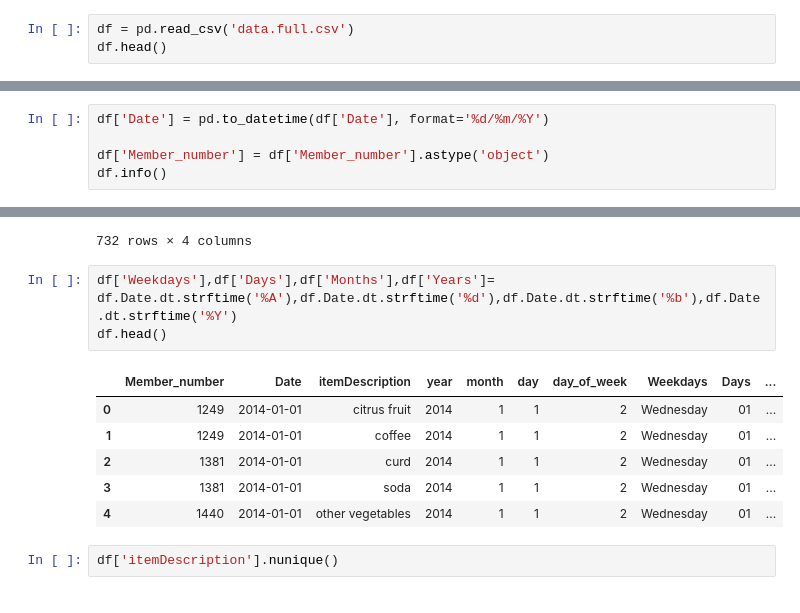
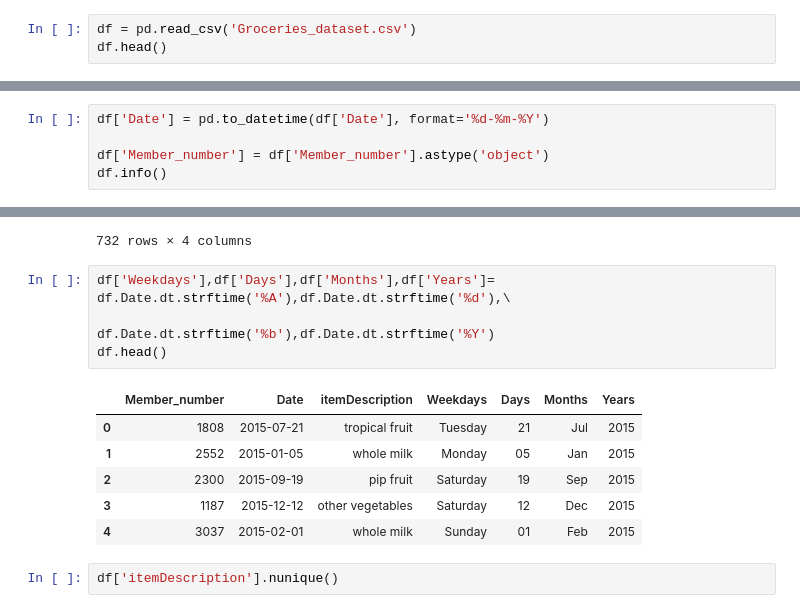
Before and after one commit to HieuPham-origin/fpgrowth, a Jupyter notebook: preprocessing.ipynb, the cells around one changed output, grey strips where cells are left out. Drawn from its saved outputs; the diff is of its cells as text.

```diff
--- a/preprocessing.ipynb
+++ b/preprocessing.ipynb
@@ -33,6 +33,6 @@ Requirement already satisfied: tzdata>=2022.7 in c:\users\hieup\miniconda3\lib\s
 Requirement already satisfied: six>=1.5 in c:\users\hieup\miniconda3\lib\site-packages (from python-dateutil>=2.7->matplotlib!=3.6.1,>=3.4->seaborn) (1.16.0)
 Note: you may need to restart the kernel to use updated packages.
 # %%
-df = pd.read_csv('data.full.csv')
+df = pd.read_csv('Groceries_dataset.csv')
 df.head()
 # %% [output]
@@ -90,5 +82,5 @@ df.describe(include='all')
 # %%
-df['Date'] = pd.to_datetime(df['Date'], format='%d/%m/%Y')
+df['Date'] = pd.to_datetime(df['Date'], format='%d-%m-%Y')
 
 df['Member_number'] = df['Member_number'].astype('object')
 df.info()
@@ -148,15 +136,16 @@ df[df.duplicated(keep=False)].groupby(['Member_number','Date','itemDescription']
 | 731 | 4992 | 2014-02-24 | margarine | 2 |
 732 rows × 4 columns
 # %%
-df['Weekdays'],df['Days'],df['Months'],df['Years']= df.Date.dt.strftime('%A'),df.Date.dt.strftime('%d'),df.Date.dt.strftime('%b'),df.Date.dt.strftime('%Y')
+df['Weekdays'],df['Days'],df['Months'],df['Years']= df.Date.dt.strftime('%A'),df.Date.dt.strftime('%d'),\
+                                                    df.Date.dt.strftime('%b'),df.Date.dt.strftime('%Y')
 df.head()
 # %% [output]
-|  | Member_number | Date | itemDescription | year | month | day | day_of_week | Weekdays | Days | ... |
-| 0 | 1249 | 2014-01-01 | citrus fruit | 2014 | 1 | 1 | 2 | Wednesday | 01 | ... |
-| 1 | 1249 | 2014-01-01 | coffee | 2014 | 1 | 1 | 2 | Wednesday | 01 | ... |
-| 2 | 1381 | 2014-01-01 | curd | 2014 | 1 | 1 | 2 | Wednesday | 01 | ... |
-| 3 | 1381 | 2014-01-01 | soda | 2014 | 1 | 1 | 2 | Wednesday | 01 | ... |
-| 4 | 1440 | 2014-01-01 | other vegetables | 2014 | 1 | 1 | 2 | Wednesday | 01 | ... |
+|  | Member_number | Date | itemDescription | Weekdays | Days | Months | Years |
+| 0 | 1808 | 2015-07-21 | tropical fruit | Tuesday | 21 | Jul | 2015 |
+| 1 | 2552 | 2015-01-05 | whole milk | Monday | 05 | Jan | 2015 |
+| 2 | 2300 | 2015-09-19 | pip fruit | Saturday | 19 | Sep | 2015 |
+| 3 | 1187 | 2015-12-12 | other vegetables | Saturday | 12 | Dec | 2015 |
+| 4 | 3037 | 2015-02-01 | whole milk | Sunday | 01 | Feb | 2015 |
 # %%
 df['itemDescription'].nunique()
 # %% [output]
```
Also changed, not shown: parts of 13 cells of this notebook, 4 other files.
